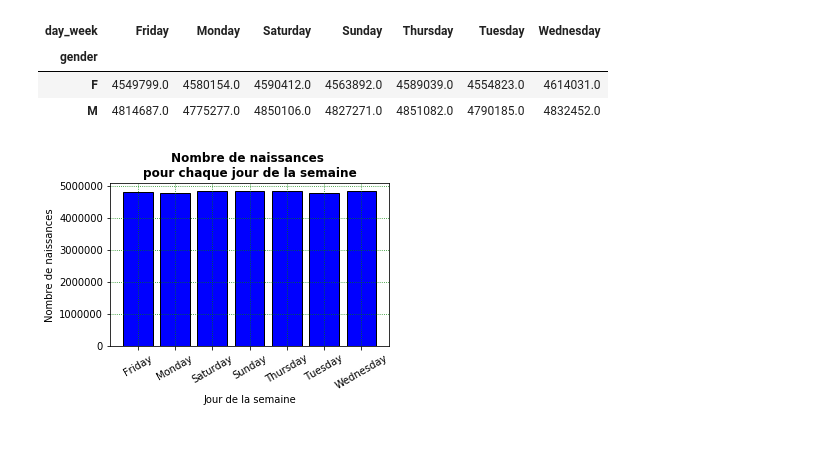
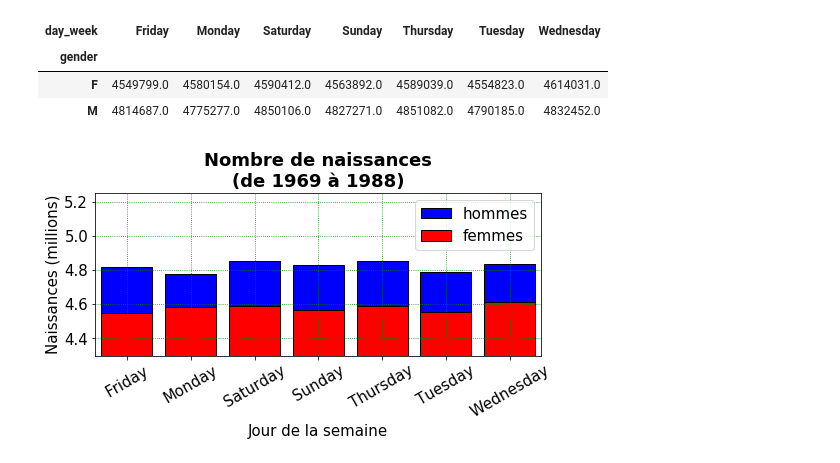
Before and after one commit to SmellyArmure/04-Jupyter, a Jupyter notebook: Exo-CartesVoeux/Exo-CartesVoeux.ipynb, the cells around one changed output. Drawn from its saved outputs; the diff is of its cells as text; code cells hidden in the pictures.

Commit message:
mise en forme du premier graphe OK

```diff
--- a/Exo-CartesVoeux/Exo-CartesVoeux.ipynb
+++ b/Exo-CartesVoeux/Exo-CartesVoeux.ipynb
@@ -104,17 +108,25 @@ birth_pt
 # %%
 l1 = birth_pt.loc['M'].values
 l2 = birth_pt.loc['F'].values
 ind = birth_pt.loc['M'].index
 
-fig = plt.figure(figsize=(5,3))
-plt.title("Nombre de naissances \npour chaque jour de la semaine",fontweight="bold")
+y_min = np.min(l1)*0.9/1e6
+y_max = np.min(l1)*1.1/1e6
+
+fig = plt.figure(figsize=(8,3))
+
+plt.bar(range(len(l1)),l1/1000000,edgecolor='k', color='b', label='hommes')
+plt.bar(range(len(l2)),l2/1000000,edgecolor='k', color='r', label='femmes')
+
+plt.title("Nombre de naissances\n(de 1969 à 1988)",fontweight="bold")
 plt.xlabel("Jour de la semaine")
-plt.ylabel("Nombre de naissances")
-
-plot = plt.bar(range(len(l1)),l1,edgecolor='k', color='b')
-
+plt.ylabel("Naissances (millions)")
+plt.axis([-0.5, 6.5, y_min, y_max])
+plt.rcParams.update({'font.size': 15})
 plt.grid(color='g', linestyle='dotted')
 plt.xticks(range(7), ind, rotation=30)
-ax.set_axisbelow(True)
+plt.legend(loc='upper right')
+
+plt.show()
 # %% [output]
-[figure, old version]
+[figure, new version]
```
Also changed, not shown: parts of 1 cell of this notebook, 1 other file.
